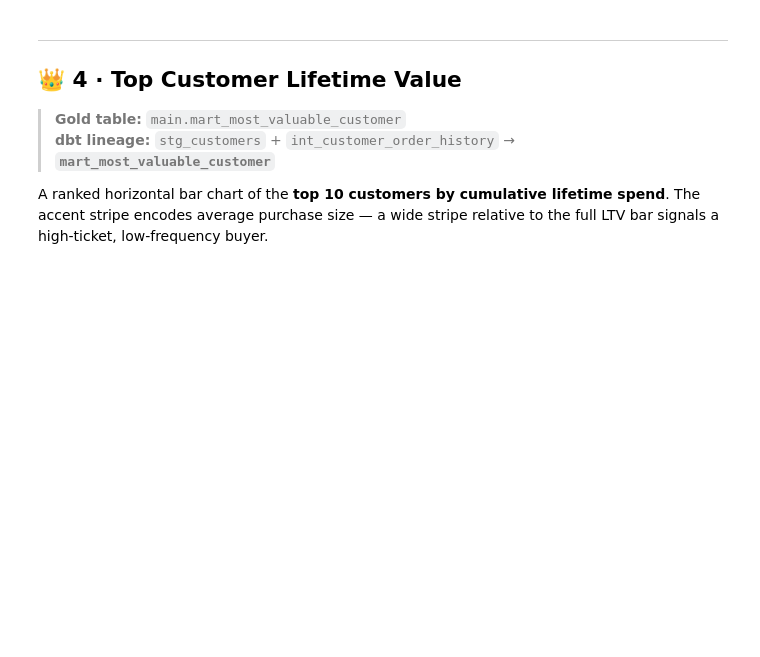
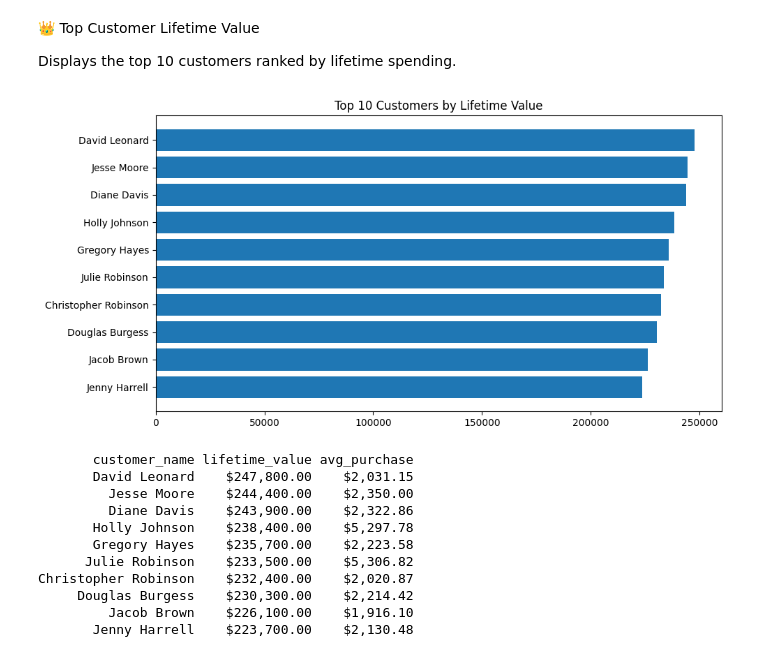
Before and after one commit to krish007code/capstone-project, a Jupyter notebook: analysis.ipynb, the cells around one changed output. Saved outputs shown, nothing was run; the diff lists cells and outputs as text; code cells hidden in the pictures; blank space fills up the shorter version.

```diff
--- a/analysis.ipynb
+++ b/analysis.ipynb
@@ -233,75 +144,46 @@ print(summary.to_string(index=False))
 # %% [markdown]
----
-## 👑 4 · Top Customer Lifetime Value <a id="customers"></a>
+👑 Top Customer Lifetime Value
 
-> **Gold table:** `main.mart_most_valuable_customer`
-> **dbt lineage:** `stg_customers` + `int_customer_order_history` → **`mart_most_valuable_customer`**
-
-A ranked horizontal bar chart of the **top 10 customers by cumulative lifetime spend**. The accent stripe encodes average purchase size — a wide stripe relative to the full LTV bar signals a high-ticket, low-frequency buyer.
+Displays the top 10 customers ranked by lifetime spending.
 # %%
 df_customers = con.execute("""
     SELECT
-        (first_name || ' ' || last_name) AS customer_full_name,
+        first_name || ' ' || last_name AS customer_name,
         lifetime_value,
         avg_purchase
     FROM main.mart_most_valuable_customer
     WHERE lifetime_value > 0
     ORDER BY lifetime_value DESC
     LIMIT 10
 """).df()
 
-# ── Chart ────────────────────────────────────────────────────────────────────
-fig, ax = plt.subplots(figsize=(12, 6))
-ax.set_facecolor(PALETTE['panel'])
-fig.patch.set_facecolor(PALETTE['bg'])
+fig, ax = plt.subplots(figsize=(10, 5))
 
-y_pos = range(len(df_customers))
+ax.barh(df_customers["customer_name"],
+        df_customers["lifetime_value"])
 
-# Full LTV bars
-ax.barh(y_pos, df_customers['lifetime_value'],
-        color=PALETTE['blue'], edgecolor=PALETTE['bg'],
-        height=0.65, linewidth=0.8, zorder=3, label='Lifetime Value')
+ax.set_title("Top 10 Customers by Lifetime Value")
+ax.invert_yaxis()
 
-# Avg purchase overlay (accent stripe at left edge of each bar)
-ax.barh(y_pos, df_customers['avg_purchase'],
-        color=PALETTE['accent'], edgecolor=PALETTE['bg'],
-        height=0.65, linewidth=0.8, zorder=4, alpha=0.85,
-        label='Avg Purchase')
-
-# LTV dollar labels
-x_max = df_customers['lifetime_value'].max()
-for i, (ltv, avg) in enumerate(
-        zip(df_customers['lifetime_value'], df_customers['avg_purchase'])):
-    ax.text(ltv + x_max * 0.008, i, fmt_dollar(ltv),
-            va='center', color=PALETTE['text'],
-            fontsize=10, fontweight='bold')
-
-ax.set_yticks(list(y_pos))
-ax.set_yticklabels(df_customers['customer_full_name'],
-                   color=PALETTE['text'], fontsize=10)
-ax.invert_yaxis()
-ax.xaxis.set_major_formatter(mticker.FuncFormatter(lambda v, _: fmt_dollar(v)))
-
-apply_dark_style(ax,
-    title='Top 10 Customers — Lifetime Value',
-    xlabel='Cumulative Spend ($)',
-    ylabel='')
-ax.grid(axis='x', color=PALETTE['gridline'], linestyle='--',
-        linewidth=0.6, alpha=0.8)
-ax.grid(axis='y', visible=False)
-
-ax.legend(facecolor=PALETTE['bg'], edgecolor=PALETTE['gridline'],
-          labelcolor=PALETTE['text'], fontsize=10)
-
-fig.tight_layout()
-plt.savefig('customer_ltv.png', dpi=150, bbox_inches='tight',
-            facecolor=PALETTE['bg'])
+plt.tight_layout()
 plt.show()
 
-# ── Summary table ────────────────────────────────────────────────────────────
-print("\n── Top 10 Customer Summary ───────────────────────────────")
 summary = df_customers.copy()
-summary['lifetime_value'] = summary['lifetime_value'].map('${:,.2f}'.format)
-summary['avg_purchase']   = summary['avg_purchase'].map('${:,.2f}'.format)
+summary["lifetime_value"] = summary["lifetime_value"].map(fmt_dollar)
+summary["avg_purchase"] = summary["avg_purchase"].map(fmt_dollar)
+
 print(summary.to_string(index=False))
+# %% [output]
+[figure, added]
+       customer_name lifetime_value avg_purchase
+       David Leonard    $247,800.00    $2,031.15
+         Jesse Moore    $244,400.00    $2,350.00
+         Diane Davis    $243,900.00    $2,322.86
+       Holly Johnson    $238,400.00    $5,297.78
+       Gregory Hayes    $235,700.00    $2,223.58
+      Julie Robinson    $233,500.00    $5,306.82
+Christopher Robinson    $232,400.00    $2,020.87
+     Douglas Burgess    $230,300.00    $2,214.42
+         Jacob Brown    $226,100.00    $1,916.10
+       Jenny Harrell    $223,700.00    $2,130.48
 # %% [markdown]
```
Also changed, not shown: parts of 10 cells of this notebook.
